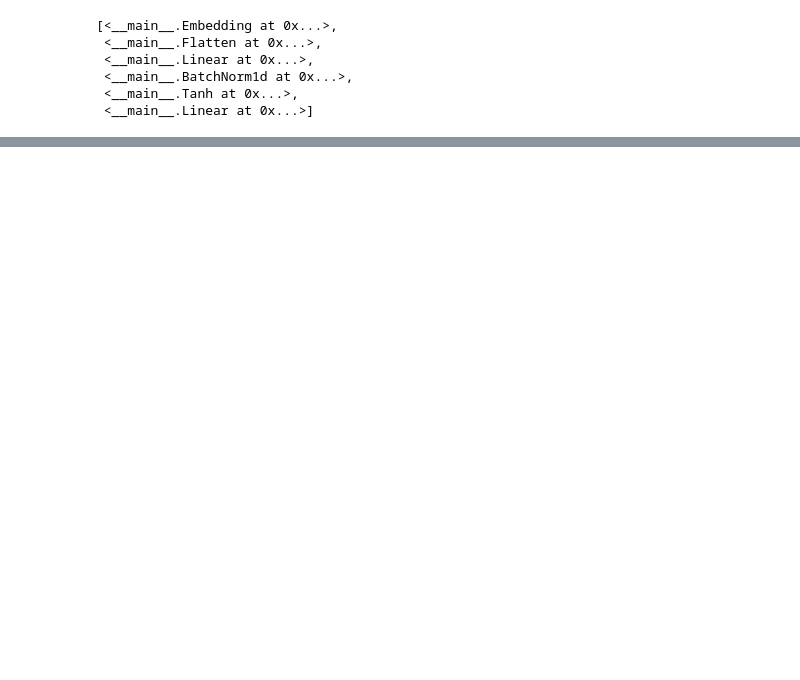
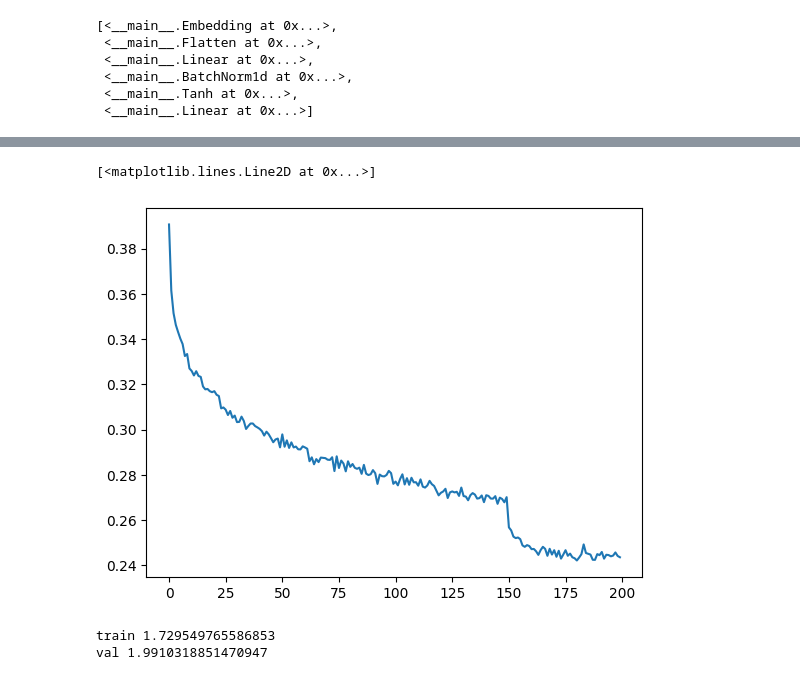
Before and after one commit to Ajaingithub/Transformers_Tutorial, a Jupyter notebook: makemore_part3_bn_forpart5.ipynb, the cells around one changed output, grey strips where cells are left out. Drawn from its saved outputs; the diff is of its cells as text; code cells hidden in the pictures; blank space fills up the shorter version.

```diff
--- a/makemore_part3_bn_forpart5.ipynb
+++ b/makemore_part3_bn_forpart5.ipynb
@@ -515,3 +544,8 @@ for layers
+# %%
+for layer in model.layers:
+    layer.training = False
+## In the evaluation mode the mean and std deviation is not calculated from the batch but from the running mean and std deviation
+# If we are giving only one context it does not have any meaning to calculate the mean and std deviation from that single context.
 # %%
 @torch.no_grad() # this decorator disables gradient tracking
 def split_loss(split):
@@ -1478,0 +1178,6 @@ inp grad std:  0.9953053593635559
+# %%
+ix = torch.randint(0, Xtr.shape[0], (batch_size,), generator=g) ### index with 32 batches
+Xb, Yb = Xtr[ix], Ytr[ix] # batch X,Y
+logits = model(Xb)
+loss = F.cross_entropy(logits, Yb)
+loss
@@ -1478,0 +1214,30 @@ inp grad std:  0.9953053593635559
+# %%
+# same optimization as last time
+max_steps = 200000
+batch_size = 32
+lossi = []
+
+for i in range(max_steps):
+
+  # minibatch construct
+  ix = torch.randint(0, Xtr.shape[0], (batch_size,))
+  Xb, Yb = Xtr[ix], Ytr[ix] # batch X,Y
+
+  # forward pass
+  logits = model(Xb)
+  loss = F.cross_entropy(logits, Yb) # loss function
+
+  # backward pass
+  for p in parameters:
+    p.grad = None
+  loss.backward()
+
+  # update: simple SGD
+  lr = 0.1 if i < 150000 else 0.01 # step learning rate decay
+  for p in parameters:
+    p.data += -lr * p.grad
+
+  # track stats
+  if i % 10000 == 0: # print every once in a while
+    print(f'{i:7d}/{max_steps:7d}: {loss.item():.4f}')
+  lossi.append(loss.log10().item())
@@ -1478,0 +1265,5 @@ inp grad std:  0.9953053593635559
+# %%
+plt.plot(torch.tensor(lossi).view(-1, 1000).mean(1))
+# %% [output]
+[<matplotlib.lines.Line2D at 0x...>]
+[figure, added]
@@ -1478,0 +1274,18 @@ inp grad std:  0.9953053593635559
+# %%
+# evaluate the loss
+@torch.no_grad() # this decorator disables gradient tracking inside pytorch
+def split_loss(split):
+  x,y = {
+    'train': (Xtr, Ytr),
+    'val': (Xdev, Ydev),
+    'test': (Xte, Yte),
+  }[split]
+  logits = model(x)
+  loss = F.cross_entropy(logits, y)
+  print(split, loss.item())
+
+split_loss('train')
+split_loss('val')
+# %% [output]
+train 1.729549765586853
+val 1.9910318851470947
```
Also changed, not shown: parts of 84 cells of this notebook, 2 other files.
